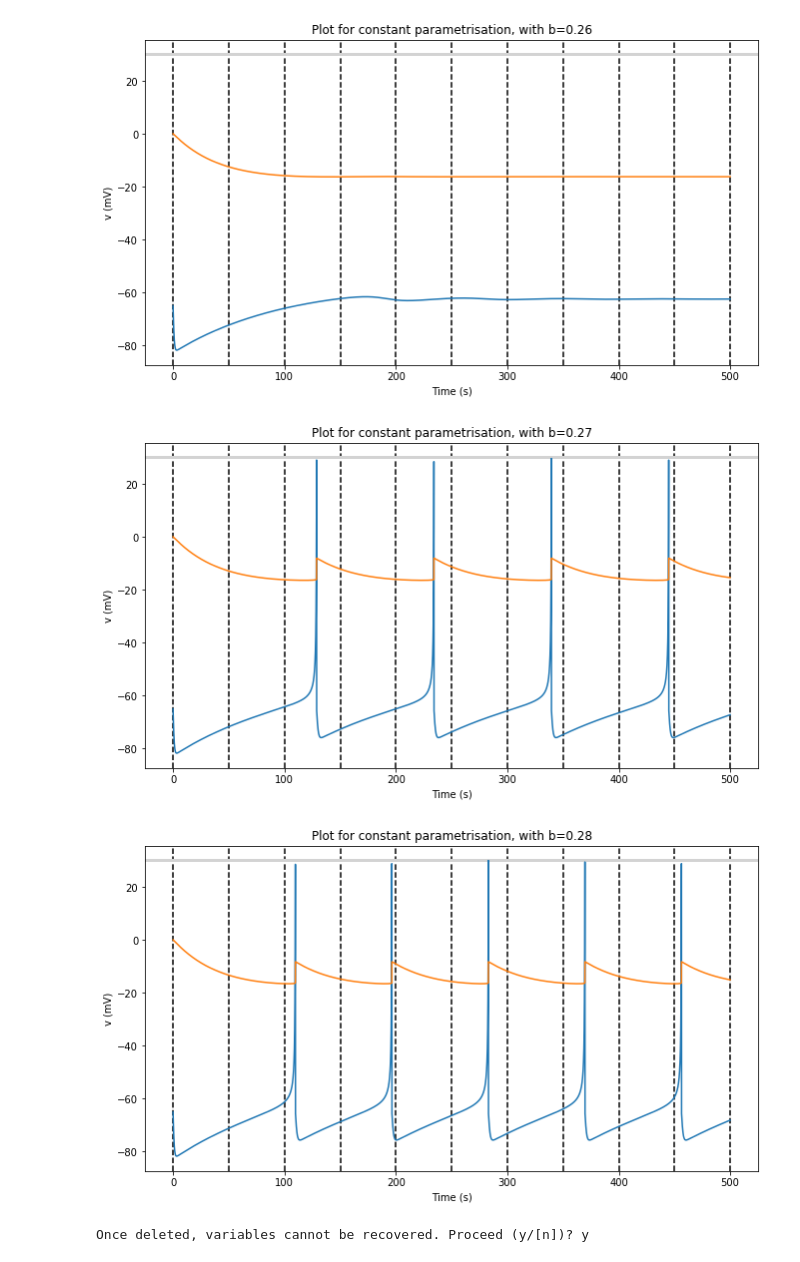
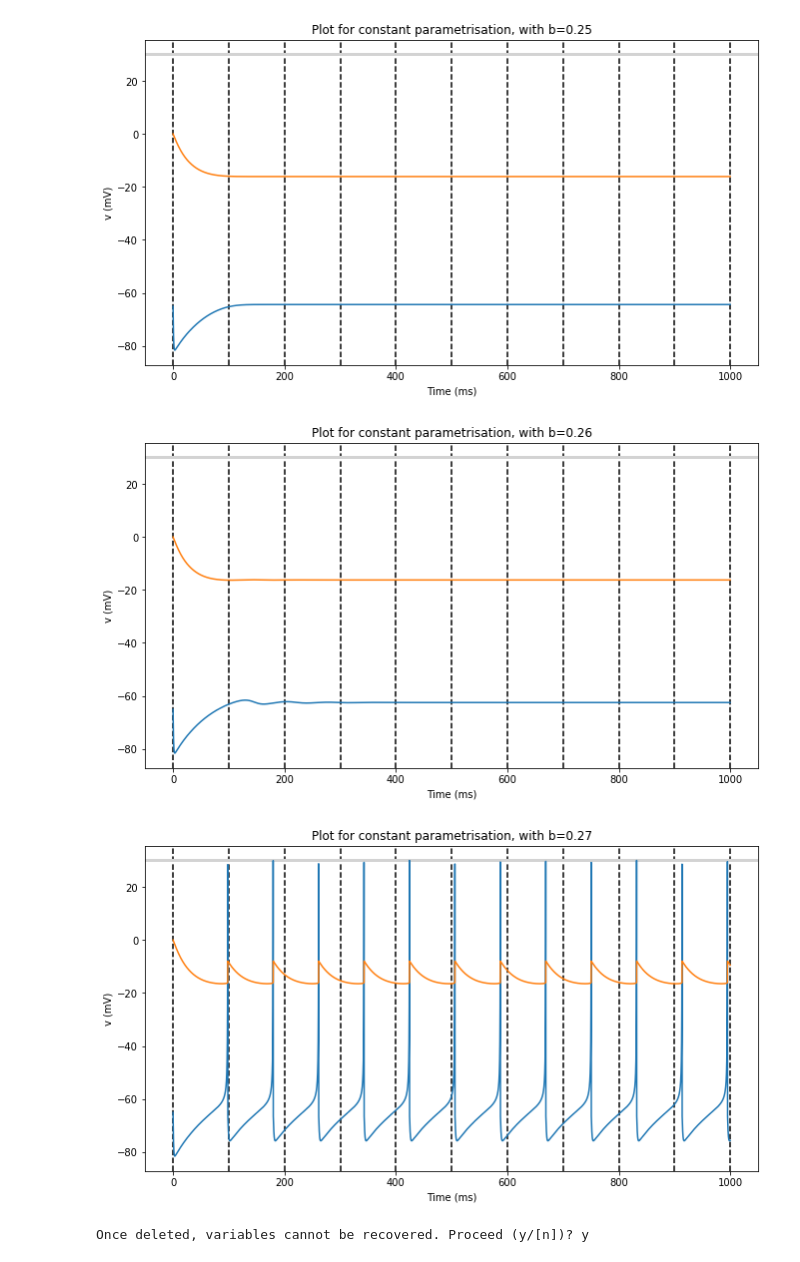
Before and after one commit to williampeer/brian2, a Jupyter notebook: numerical_testing.ipynb, the cells around one changed output. Drawn from its saved outputs; the diff is of its cells as text; code cells hidden in the pictures.

```diff
--- a/numerical_testing.ipynb
+++ b/numerical_testing.ipynb
@@ -13,13 +13,13 @@ def generate_plot_and_print_spike_num_for_b_value(b):
     # init. values
     v = -65; u = 0;
     # constants
-    a = 0.02;
+    a = 0.0275;
     c = -65; d = 8;
     # time-step used in numerical integration
     dt = 0.005;
 
     v_vals = []; u_vals = []; timesteps = []
-    n_steps = 100000
+    n_steps = 200000
     spike_count = 0
     for i in range(0, n_steps):
         dv = get_delta_v(v, u, 0)
@@ -45,7 +45,7 @@ def generate_plot_and_print_spike_num_for_b_value(b):
     axhline(30, ls='-', c='lightgray', lw=3)
     plot(timesteps, v_vals, '-', label='v')
     plot(timesteps, u_vals, '-', label='u')
-    xlabel('Time (s)')
+    xlabel('Time (ms)')
     ylabel('v (mV)')
     title('Plot for constant parametrisation, with b='+str(b));
 
@@ -54,12 +54,10 @@ def generate_plot_and_print_spike_num_for_b_value(b):
     print("spike_count: ", spike_count)
     return spike_count
 # %%
-# b = 0.26063438251898  # found by binary search - bifurcation point for single node, without input current
-
 spike_counts = []
-b = 0.25
+b = 0.24
 delta_b = 0.01
-for t in range(0, 4):
+for t in range(0, 26):
     print("current b-value:", b)
     spike_counts += [generate_plot_and_print_spike_num_for_b_value(b)]
     b += delta_b
@@ -84,6 +83,6 @@ spike_count:  5
-[figure, old version]
+[figure, new version]
-[figure, old version]
+[figure, new version]
-[figure, old version]
+[figure, new version]
 # %%
 %reset
 # %% [output]
```
Also changed, not shown: parts of 1 cell of this notebook.
